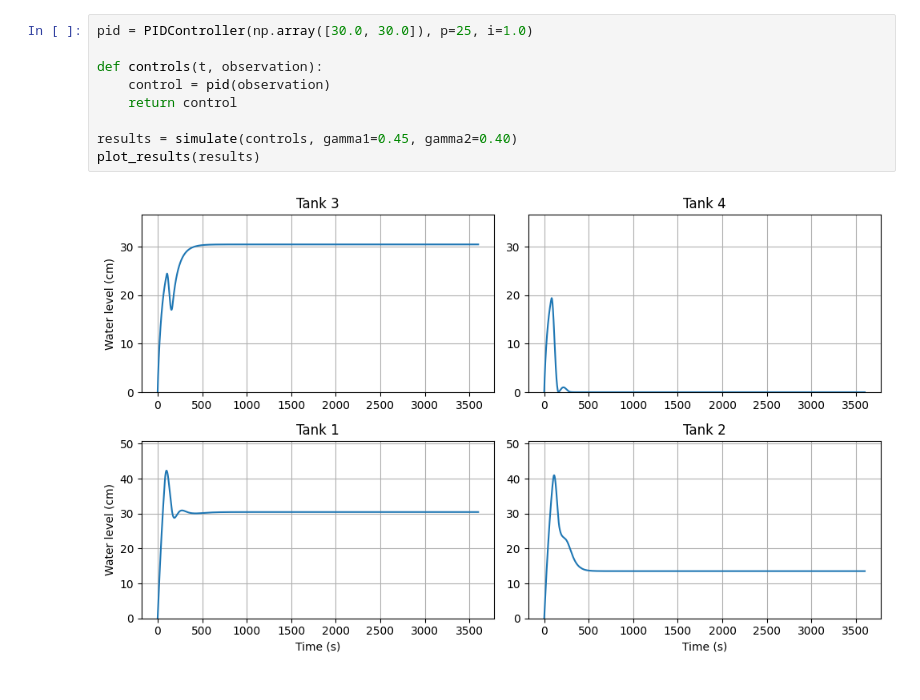
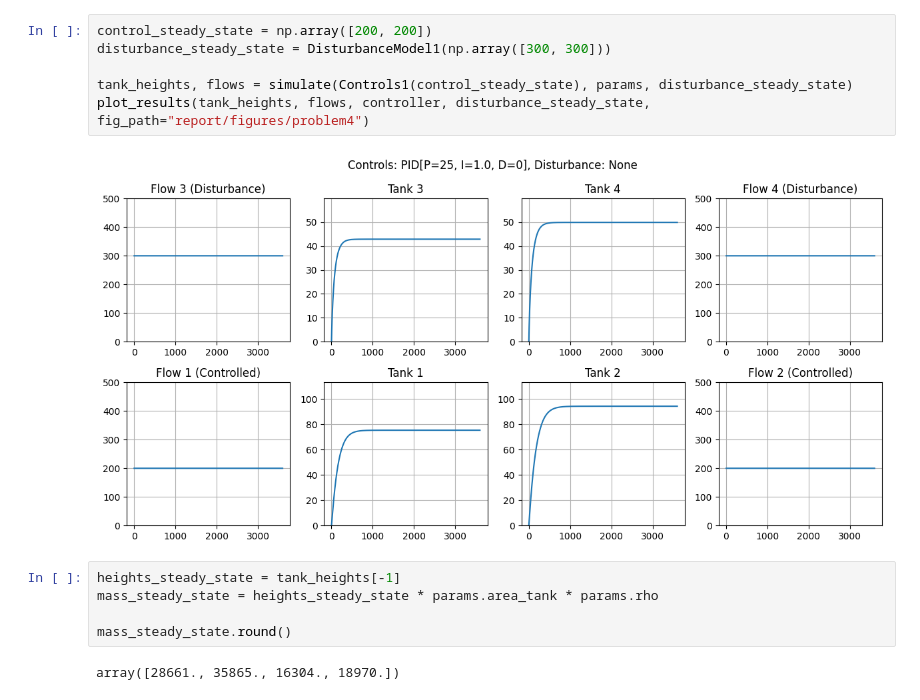
Before and after one commit to AntonJorg/model-predictive-control, a Jupyter notebook: week1.ipynb, the cells around one changed output. Saved outputs shown, nothing was run; the diff lists cells and outputs as text.

```diff
--- a/week1.ipynb
+++ b/week1.ipynb
@@ -161,11 +318,15 @@ plot_results(results)
-# %%
-pid = PIDController(np.array([30.0, 30.0]), p=25, i=1.0)
-
-def controls(t, observation):
-    control = pid(observation)
-    return control
-
-results = simulate(controls, gamma1=0.45, gamma2=0.40)
-plot_results(results)
-# %% [output]
-[figure, removed]
+# %%
+control_steady_state = np.array([200, 200])
+disturbance_steady_state = DisturbanceModel1(np.array([300, 300]))
+
+tank_heights, flows = simulate(Controls1(control_steady_state), params, disturbance_steady_state)
+plot_results(tank_heights, flows, controller, disturbance_steady_state, fig_path="report/figures/problem4")
+# %% [output]
+[figure, added]
+# %%
+heights_steady_state = tank_heights[-1]
+mass_steady_state = heights_steady_state * params.area_tank * params.rho
+
+mass_steady_state.round()
+# %% [output]
+array([28661., 35865., 16304., 18970.])
```
Also changed, not shown: parts of 34 cells of this notebook, 18 other files.
